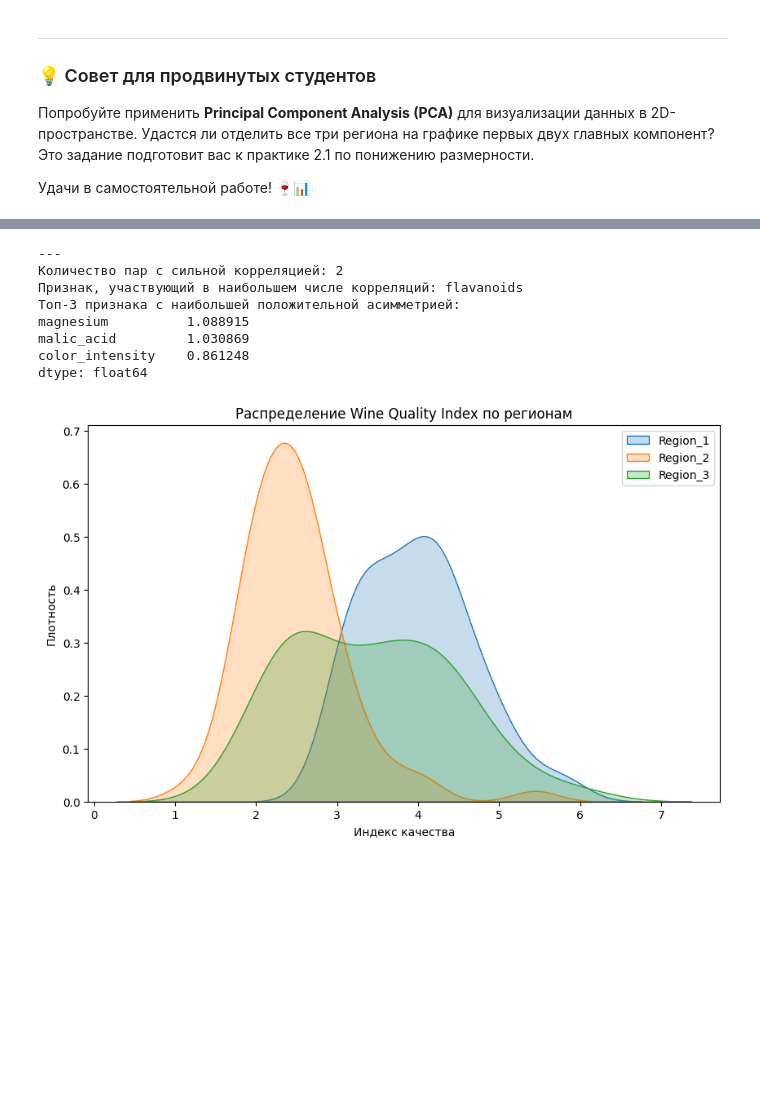
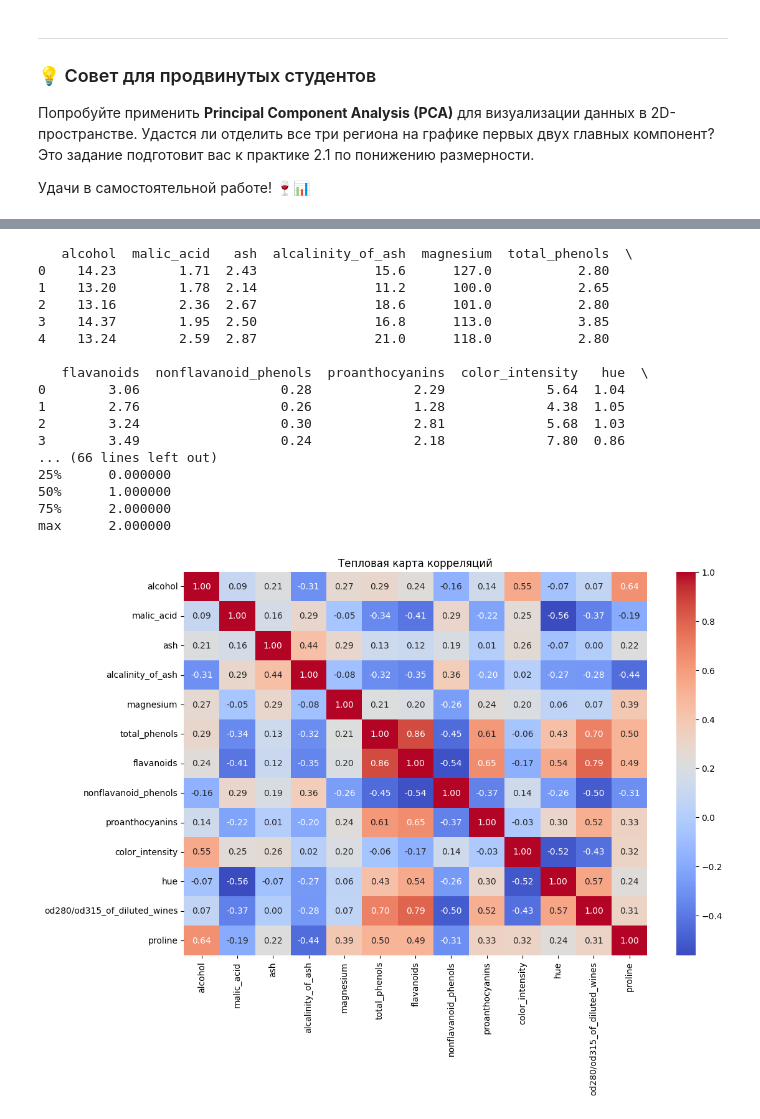
Before and after one commit to kubenet/ML_course, a Jupyter notebook: Pract1/ML_Practice_1_1_Морозов.ipynb, the cells around one changed output, grey strips where cells are left out. Drawn from its saved outputs; the diff is of its cells as text; code cells hidden in the pictures; blank space fills up the shorter version.

```diff
--- a/Pract1/ML_Practice_1_1_Морозов.ipynb
+++ b/Pract1/ML_Practice_1_1_Морозов.ipynb
@@ -1045,9 +1071,17 @@ wine = load_wine()
 df = pd.DataFrame(data=wine.data, columns=wine.feature_names)
 df['target'] = wine.target
 df['region'] = pd.Categorical.from_codes(wine.target, [f'Region_{i+1}' for i in range(3)])
-display(df.head(3))
+print(df.head())
+print(df.info())
+print(df.describe())
 
 corr_matrix = df.drop(columns=['target', 'region']).corr()
+plt.figure(figsize=(12, 8))
+
+sns.heatmap(corr_matrix, annot=True, fmt=".2f", cmap='coolwarm')
+
+plt.title('Тепловая карта корреляций')
+plt.show()
 upper = corr_matrix.where(np.triu(np.ones(corr_matrix.shape), k=1).astype(bool))
 stacked = upper.stack().reset_index()
 stacked.columns = ['Признак_1', 'Признак_2', 'Корреляция']
@@ -1060,47 +1094,4 @@ most_common_feature = pd.concat([high_corr['Признак_1'], high_corr['Пр
 print(f"---")
 print(f"Количество пар с сильной корреляцией: {num_pairs}")
 print(f"Признак, участвующий в наибольшем числе корреляций: {most_common_feature}")
-
-from scipy.stats import skew
-
-# Рассчитываем асимметрию только для числовых признаков
-features = df.drop(columns=['target', 'region'])
-skewness_values = features.apply(lambda x: skew(x))
-
-# Сортируем по убыванию, чтобы найти самые большие положительные значения
-top_3_skewed = skewness_values.sort_values(ascending=False).head(3)
-
-print("Топ-3 признака с наибольшей положительной асимметрией:")
-print(top_3_skewed)
-
-# Новый признак
-df['wine_quality_index'] = 0.6 * df['flavanoids'] + 0.4 * df['color_intensity']
-
-plt.figure(figsize=(10, 6))
-for region in df['region'].unique():
-    sns.kdeplot(df[df['region'] == region]['wine_quality_index'], label=region, fill=True)
-
-plt.title('Распределение Wine Quality Index по регионам')
-plt.xlabel('Индекс качества')
-plt.ylabel('Плотность')
-plt.legend()
-plt.show()
-
-# Cравнение Region_1 и Region_2
-def get_separation(feature_name, c1='Region_1', c2='Region_2'):
-    group1 = df[df['region'] == c1][feature_name]
-    group2 = df[df['region'] == c2][feature_name]
-
-    separation = abs(group1.mean() - group2.mean()) / (group1.std() + group2.std())
-    return separation
-
-# Сравние нового признака с исходными
-sep_new = get_separation('wine_quality_index')
-sep_flav = get_separation('flavanoids')
-sep_color = get_separation('color_intensity')
-
-print(f"Коэффициент разделения (R1 vs R2):")
-print(f"Только Flavanoids: {sep_flav:.3f}")
-print(f"Только Color Intensity: {sep_color:.3f}")
-print(f"Новый Wine Quality Index: {sep_new:.3f}")
 # %% [output]
@@ -1114,9 +1098,18 @@ print(f"Новый Wine Quality Index: {sep_new:.3f}")
----
-Количество пар с сильной корреляцией: 2
-Признак, участвующий в наибольшем числе корреляций: flavanoids
-Топ-3 признака с наибольшей положительной асимметрией:
-magnesium          1.088915
-malic_acid         1.030869
-color_intensity    0.861248
-dtype: float64
+   alcohol  malic_acid   ash  alcalinity_of_ash  magnesium  total_phenols  \
+0    14.23        1.71  2.43               15.6      127.0           2.80
+1    13.20        1.78  2.14               11.2      100.0           2.65
+2    13.16        2.36  2.67               18.6      101.0           2.80
+3    14.37        1.95  2.50               16.8      113.0           3.85
+4    13.24        2.59  2.87               21.0      118.0           2.80
+
+   flavanoids  nonflavanoid_phenols  proanthocyanins  color_intensity   hue  \
+0        3.06                  0.28             2.29             5.64  1.04
+1        2.76                  0.26             1.28             4.38  1.05
+2        3.24                  0.30             2.81             5.68  1.03
+3        3.49                  0.24             2.18             7.80  0.86
+... (66 lines left out)
+25%      0.000000
+50%      1.000000
+75%      2.000000
+max      2.000000
-[figure, old version]
+[figure, new version]
```
Also changed, not shown: parts of 18 cells of this notebook.
